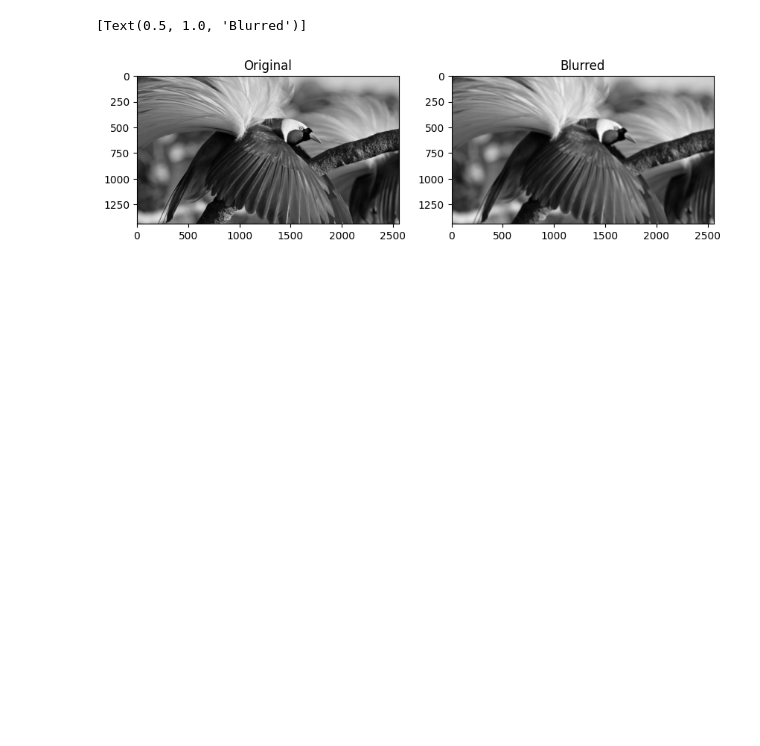
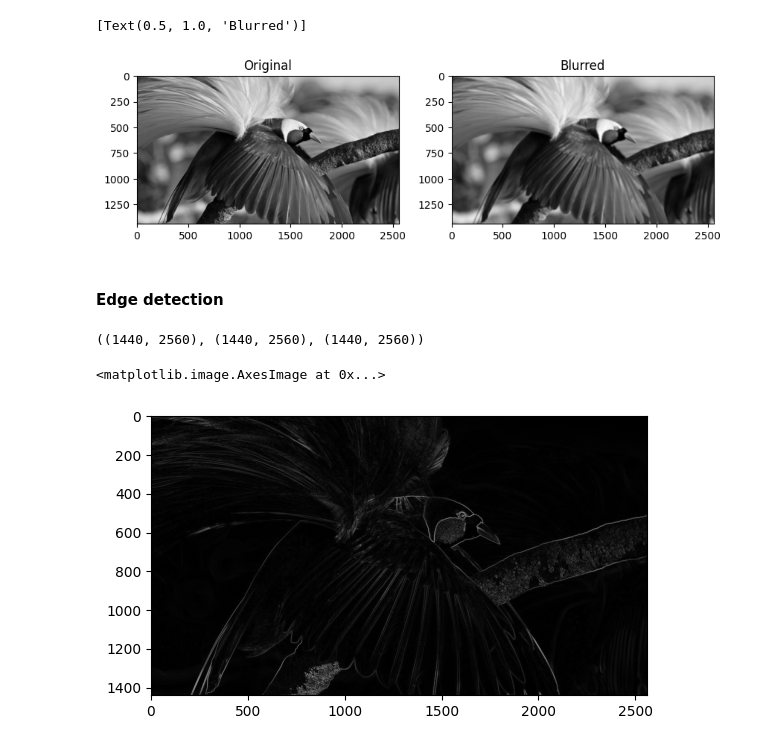
Before and after one commit to JordanSheaDev/Deep-Learning-CNN-Convolutional-Neural-Networks-with-Python, a Jupyter notebook: personal_code/chapter_02/01_reading_and_showing_imagaes_in_python.ipynb, the cells around one changed output. Cells and saved outputs as stored; diff of their text form; code cells hidden in the pictures; blank space fills up the shorter version.

Commit message:
Performed convolution, blurring, edge detection and sharpening

```diff
--- a/personal_code/chapter_02/01_reading_and_showing_imagaes_in_python.ipynb
+++ b/personal_code/chapter_02/01_reading_and_showing_imagaes_in_python.ipynb
@@ -139,3 +139,26 @@ ax2.set(title='Blurred')
 # %% [output]
 [Text(0.5, 1.0, 'Blurred')]
 [figure]
+# %% [markdown]
+#### Edge detection
+# %%
+# Create a mask to detect x edges
+x_mask = np.array([[-1, 0, 1], [-1, 0, 1], [-1, 0, 1]])
+# Create a mask to deetect y edges
+y_mask = x_mask.T.copy()
+
+# Create images showing edges for x and y
+x_edge = signal.convolve2d(im_gray, x_mask, boundary='symm', mode='same')
+y_edge = signal.convolve2d(im_gray, y_mask, boundary='symm', mode='same')
+
+# All shapes are the same
+im_gray.shape, x_edge.shape, y_edge.shape
+# %% [output]
+((1440, 2560), (1440, 2560), (1440, 2560))
+# %%
+# Define the gradient magnitude (using Pythag)
+grad_mag = (x_edge**2 + y_edge**2)**0.5
+plt.imshow(grad_mag, cmap='gray')
+# %% [output]
+<matplotlib.image.AxesImage at 0x...>
+[figure, added]
```
Also changed, not shown: parts of 5 cells of this notebook.
